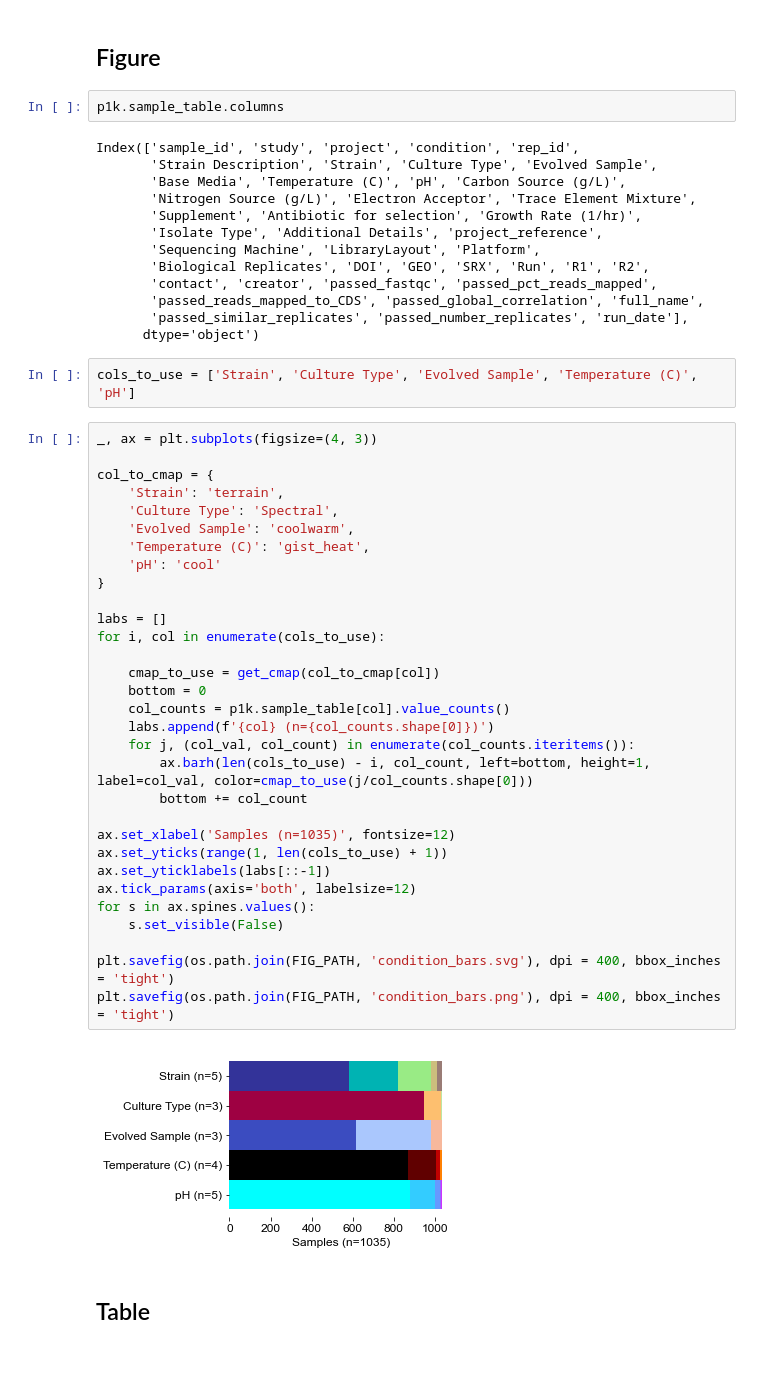
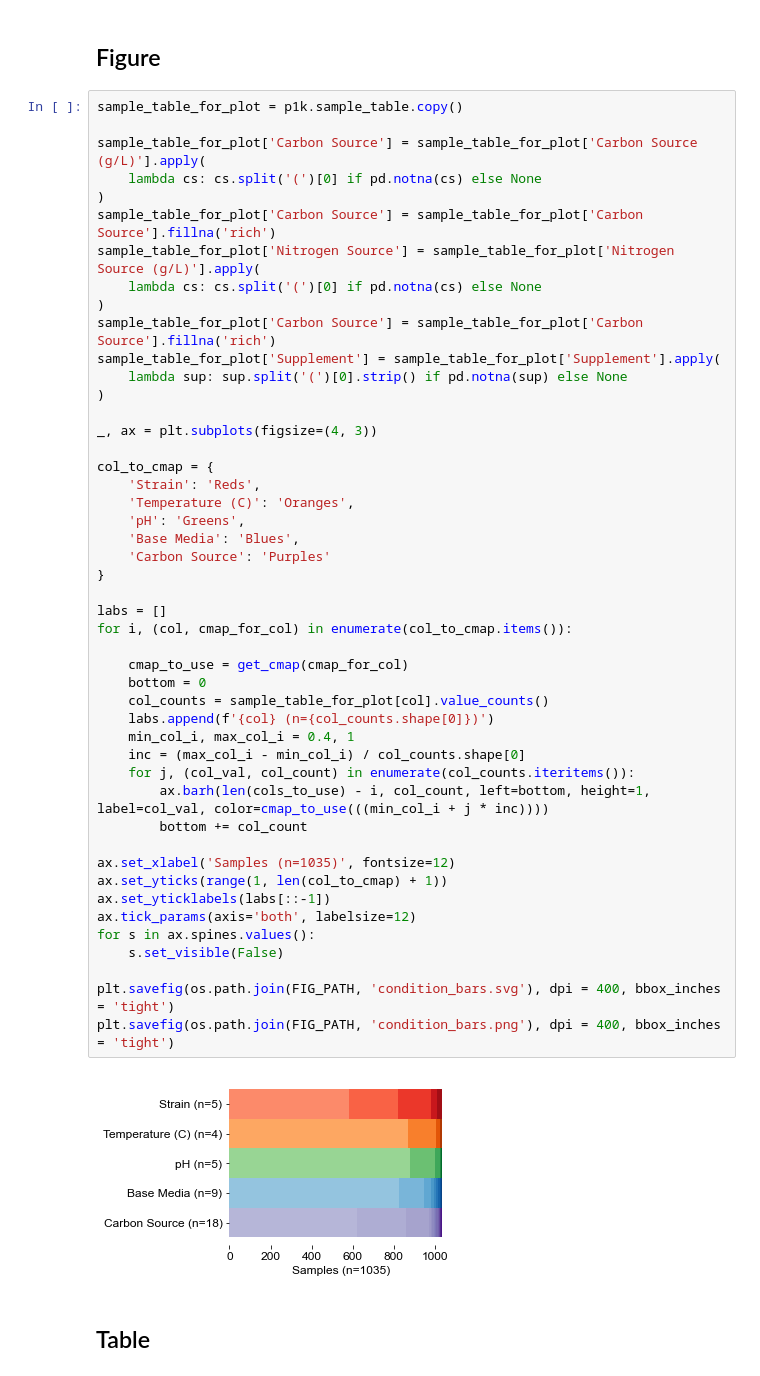
Before and after one commit to SBRG/precise1k, a Jupyter notebook: notebooks/precise1k/fig__summarize_dataset.ipynb, the cells around one changed output. Saved outputs shown, nothing was run; the diff lists cells and outputs as text.

Commit message:
Update notebooks for P1K dataset figure generation

```diff
--- a/notebooks/precise1k/fig__summarize_dataset.ipynb
+++ b/notebooks/precise1k/fig__summarize_dataset.ipynb
@@ -119,56 +119,55 @@ plt.savefig(os.path.join(FIG_PATH, 'dataset_growth.png'), dpi = 400, bbox_inches
 # Condition Overview
 # %% [markdown]
 ## Figure
-# %%
-p1k.sample_table.columns
-# %% [output]
-Index(['sample_id', 'study', 'project', 'condition', 'rep_id',
-       'Strain Description', 'Strain', 'Culture Type', 'Evolved Sample',
-       'Base Media', 'Temperature (C)', 'pH', 'Carbon Source (g/L)',
-       'Nitrogen Source (g/L)', 'Electron Acceptor', 'Trace Element Mixture',
-       'Supplement', 'Antibiotic for selection', 'Growth Rate (1/hr)',
-       'Isolate Type', 'Additional Details', 'project_reference',
-       'Sequencing Machine', 'LibraryLayout', 'Platform',
-       'Biological Replicates', 'DOI', 'GEO', 'SRX', 'Run', 'R1', 'R2',
-       'contact', 'creator', 'passed_fastqc', 'passed_pct_reads_mapped',
-       'passed_reads_mapped_to_CDS', 'passed_global_correlation', 'full_name',
-       'passed_similar_replicates', 'passed_number_replicates', 'run_date'],
-      dtype='object')
-# %%
-cols_to_use = ['Strain', 'Culture Type', 'Evolved Sample', 'Temperature (C)', 'pH']
 # %%
+sample_table_for_plot = p1k.sample_table.copy()
+
+sample_table_for_plot['Carbon Source'] = sample_table_for_plot['Carbon Source (g/L)'].apply(
+    lambda cs: cs.split('(')[0] if pd.notna(cs) else None
+)
+sample_table_for_plot['Carbon Source'] = sample_table_for_plot['Carbon Source'].fillna('rich')
+sample_table_for_plot['Nitrogen Source'] = sample_table_for_plot['Nitrogen Source (g/L)'].apply(
+    lambda cs: cs.split('(')[0] if pd.notna(cs) else None
+)
+sample_table_for_plot['Carbon Source'] = sample_table_for_plot['Carbon Source'].fillna('rich')
+sample_table_for_plot['Supplement'] = sample_table_for_plot['Supplement'].apply(
+    lambda sup: sup.split('(')[0].strip() if pd.notna(sup) else None
+)
+
 _, ax = plt.subplots(figsize=(4, 3))
 
 col_to_cmap = {
-    'Strain': 'terrain',
-    'Culture Type': 'Spectral',
-    'Evolved Sample': 'coolwarm',
-    'Temperature (C)': 'gist_heat',
-    'pH': 'cool'
+    'Strain': 'Reds',
+    'Temperature (C)': 'Oranges',
+    'pH': 'Greens',
+    'Base Media': 'Blues',
+    'Carbon Source': 'Purples'
 }
 
 labs = []
-for i, col in enumerate(cols_to_use):
+for i, (col, cmap_for_col) in enumerate(col_to_cmap.items()):
 
-    cmap_to_use = get_cmap(col_to_cmap[col])
+    cmap_to_use = get_cmap(cmap_for_col)
     bottom = 0
-    col_counts = p1k.sample_table[col].value_counts()
+    col_counts = sample_table_for_plot[col].value_counts()
     labs.append(f'{col} (n={col_counts.shape[0]})')
+    min_col_i, max_col_i = 0.4, 1
+    inc = (max_col_i - min_col_i) / col_counts.shape[0]
     for j, (col_val, col_count) in enumerate(col_counts.iteritems()):
-        ax.barh(len(cols_to_use) - i, col_count, left=bottom, height=1, label=col_val, color=cmap_to_use(j/col_counts.shape[0]))
+        ax.barh(len(cols_to_use) - i, col_count, left=bottom, height=1, label=col_val, color=cmap_to_use(((min_col_i + j * inc))))
         bottom += col_count
 
 ax.set_xlabel('Samples (n=1035)', fontsize=12)
-ax.set_yticks(range(1, len(cols_to_use) + 1))
+ax.set_yticks(range(1, len(col_to_cmap) + 1))
 ax.set_yticklabels(labs[::-1])
 ax.tick_params(axis='both', labelsize=12)
 for s in ax.spines.values():
     s.set_visible(False)
 
 plt.savefig(os.path.join(FIG_PATH, 'condition_bars.svg'), dpi = 400, bbox_inches = 'tight')
 plt.savefig(os.path.join(FIG_PATH, 'condition_bars.png'), dpi = 400, bbox_inches = 'tight')
 # %% [output]
-[figure, old version]
+[figure, new version]
 # %% [markdown]
 ## Table
 # %%
```
Also changed, not shown: parts of 3 cells of this notebook, 48 other files.
